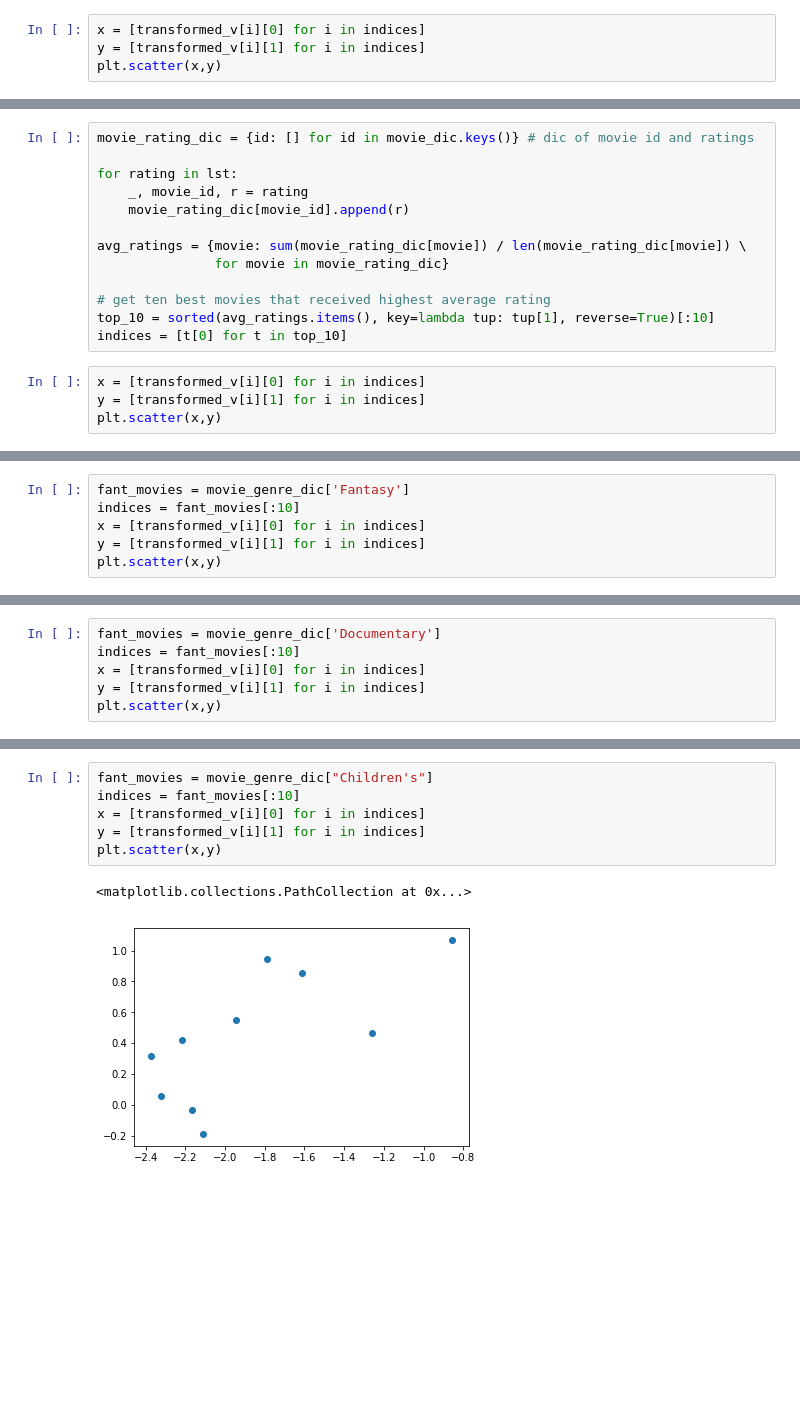
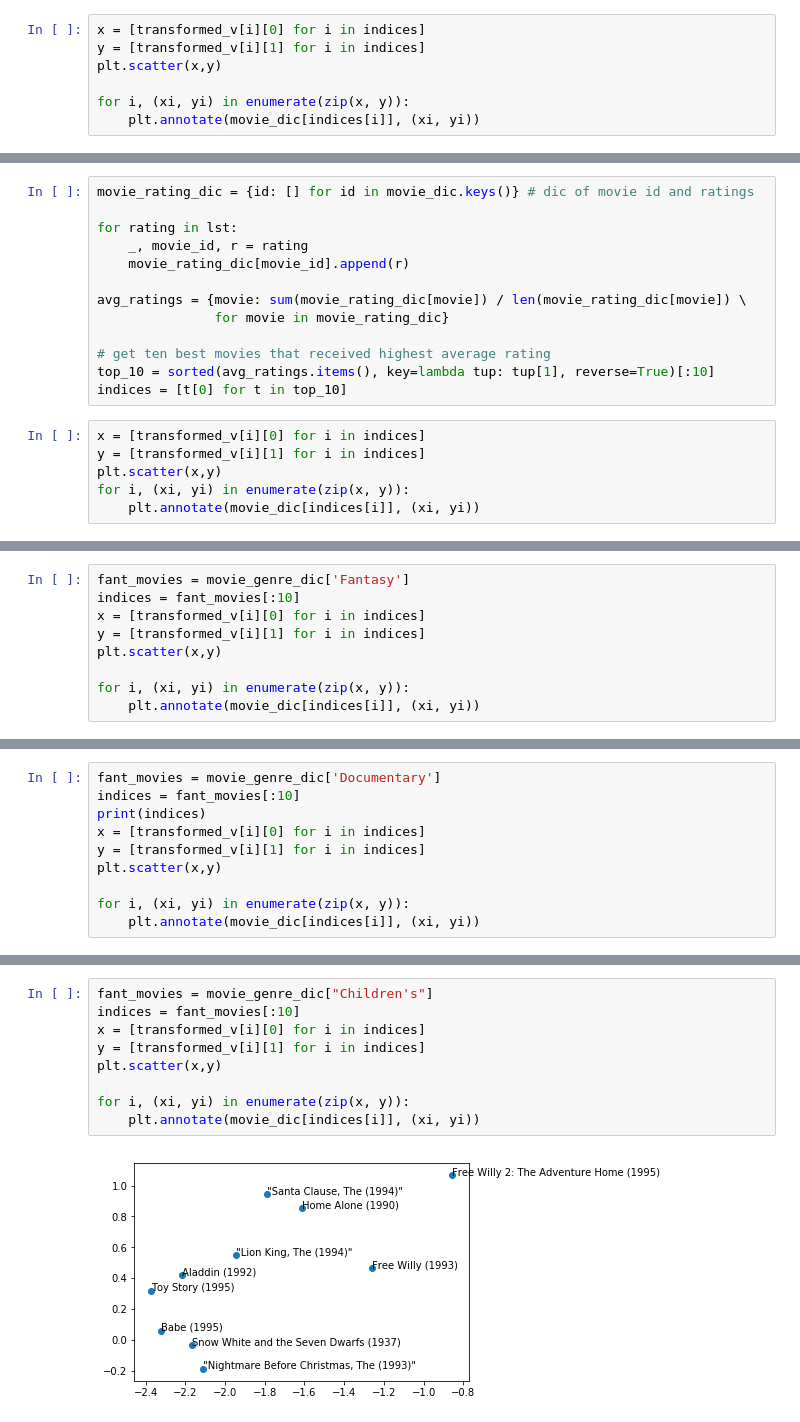
Before and after one commit to alycialee/CS155Project2, a Jupyter notebook: normal_matrix_factorization.ipynb, the cells around one changed output, grey strips where cells are left out. Cells and saved outputs as stored; diff of their text form; blank space fills up the shorter version.

```diff
--- a/normal_matrix_factorization.ipynb
+++ b/normal_matrix_factorization.ipynb
@@ -231,4 +232,7 @@ indices = num_ratings_vs_movies.argsort()[-10:][::-1]
 x = [transformed_v[i][0] for i in indices]
 y = [transformed_v[i][1] for i in indices]
 plt.scatter(x,y)
+
+for i, (xi, yi) in enumerate(zip(x, y)):
+    plt.annotate(movie_dic[indices[i]], (xi, yi))
 # %% [output]
@@ -251,4 +254,6 @@ indices = [t[0] for t in top_10]
 x = [transformed_v[i][0] for i in indices]
 y = [transformed_v[i][1] for i in indices]
 plt.scatter(x,y)
+for i, (xi, yi) in enumerate(zip(x, y)):
+    plt.annotate(movie_dic[indices[i]], (xi, yi))
 # %% [output]
@@ -260,4 +264,7 @@ indices = fant_movies[:10]
 x = [transformed_v[i][0] for i in indices]
 y = [transformed_v[i][1] for i in indices]
 plt.scatter(x,y)
+
+for i, (xi, yi) in enumerate(zip(x, y)):
+    plt.annotate(movie_dic[indices[i]], (xi, yi))
 # %% [output]
@@ -266,7 +272,11 @@ plt.scatter(x,y)
 # %%
 fant_movies = movie_genre_dic['Documentary']
 indices = fant_movies[:10]
+print(indices)
 x = [transformed_v[i][0] for i in indices]
 y = [transformed_v[i][1] for i in indices]
 plt.scatter(x,y)
+
+for i, (xi, yi) in enumerate(zip(x, y)):
+    plt.annotate(movie_dic[indices[i]], (xi, yi))
 # %% [output]
@@ -275,9 +285,11 @@ plt.scatter(x,y)
 # %%
 fant_movies = movie_genre_dic["Children's"]
 indices = fant_movies[:10]
 x = [transformed_v[i][0] for i in indices]
 y = [transformed_v[i][1] for i in indices]
 plt.scatter(x,y)
+
+for i, (xi, yi) in enumerate(zip(x, y)):
+    plt.annotate(movie_dic[indices[i]], (xi, yi))
 # %% [output]
-<matplotlib.collections.PathCollection at 0x...>
-[figure, old version]
+[figure, new version]
```
Also changed, not shown: parts of 7 cells of this notebook.
